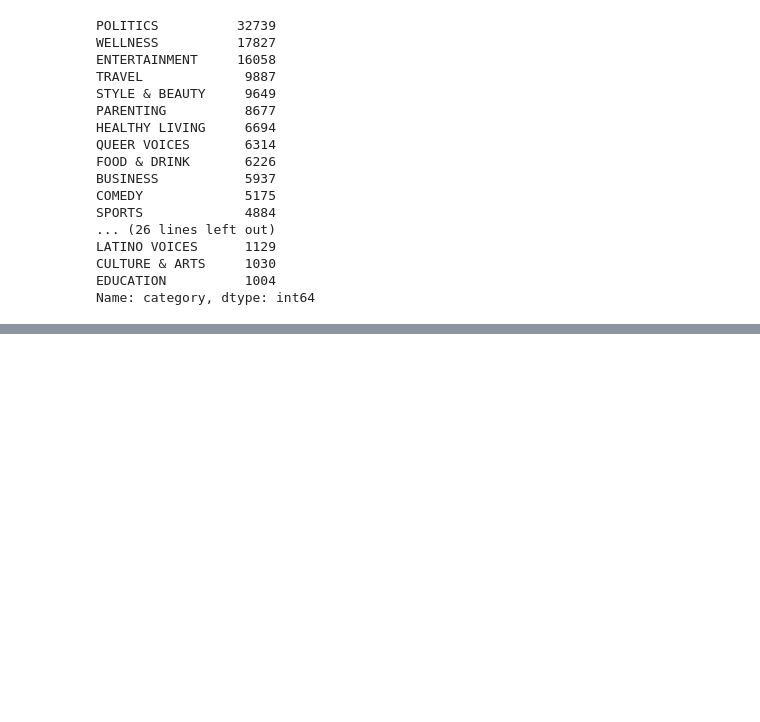
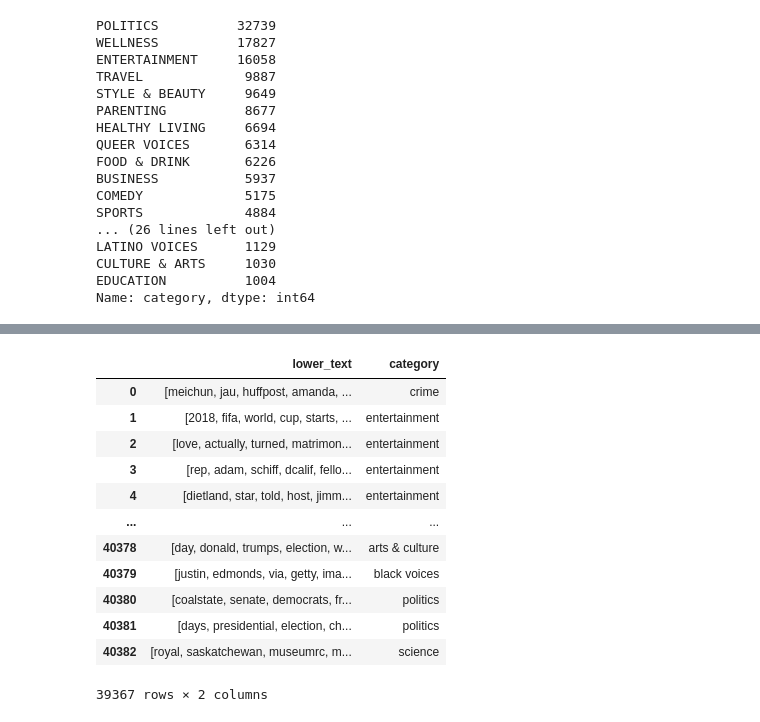
Before and after one commit to willcline613/article_genres, a Jupyter notebook: individuals/jerry/Basic model attempts.ipynb, the cells around one changed output, grey strips where cells are left out. Drawn from its saved outputs; the diff is of its cells as text; code cells hidden in the pictures; blank space fills up the shorter version.

```diff
--- a/individuals/jerry/Basic model attempts.ipynb
+++ b/individuals/jerry/Basic model attempts.ipynb
@@ -81,0 +117,2 @@ b
+# %%
+df_3 = pd.DataFrame()
@@ -81,0 +121,20 @@ b
+# %%
+df_3["lower_text"] = df_2["lower_text"].apply(lambda x: x.split(" "))
+# %%
+df_3["category"] = df_2["category"]
+# %%
+df_3
+# %% [output]
+|  | lower_text | category |
+| 0 | [meichun, jau, huffpost, amanda, ... | crime |
+| 1 | [2018, fifa, world, cup, starts, ... | entertainment |
+| 2 | [love, actually, turned, matrimon... | entertainment |
+| 3 | [rep, adam, schiff, dcalif, fello... | entertainment |
+| 4 | [dietland, star, told, host, jimm... | entertainment |
+| ... | ... | ... |
+| 40378 | [day, donald, trumps, election, w... | arts & culture |
+| 40379 | [justin, edmonds, via, getty, ima... | black voices |
+| 40380 | [coalstate, senate, democrats, fr... | politics |
+| 40381 | [days, presidential, election, ch... | politics |
+| 40382 | [royal, saskatchewan, museumrc, m... | science |
+39367 rows × 2 columns
```
Also changed, not shown: parts of 51 cells of this notebook, 5 other files.
